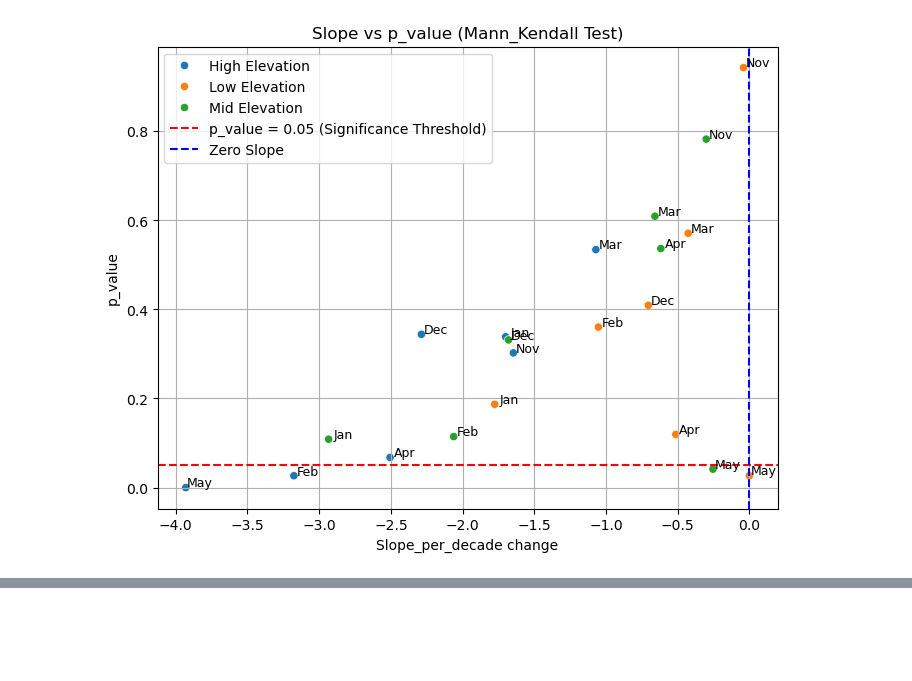
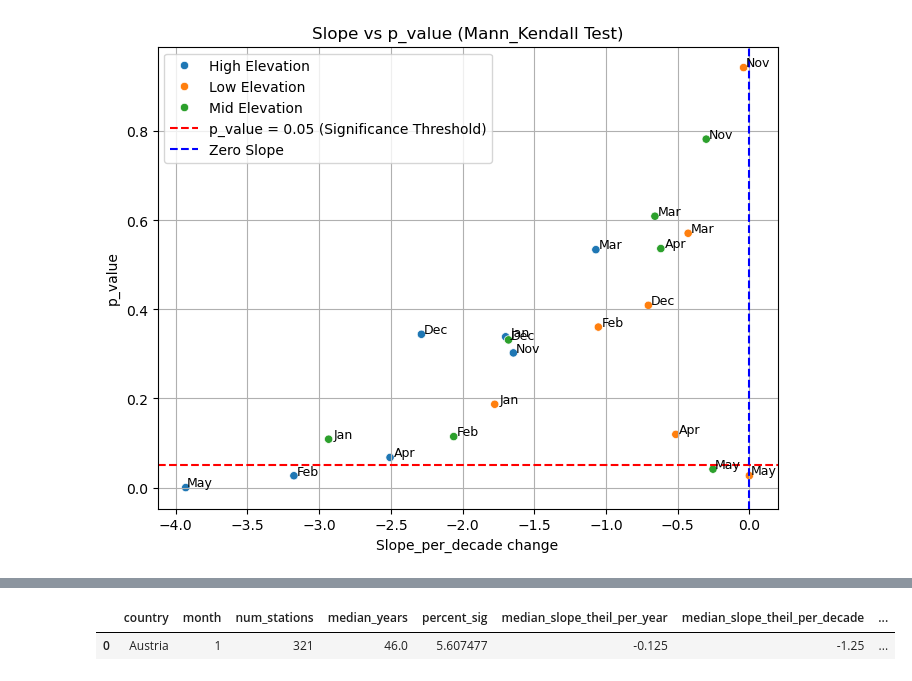
Before and after one commit to Mitch-P-Analyst/Europe_Snowpack_Depths, a Jupyter notebook: Notebooks/04_Visualisations.ipynb, the cells around one changed output, grey strips where cells are left out. Cells and saved outputs as stored; diff of their text form; code cells hidden in the pictures; blank space fills up the shorter version.

```diff
--- a/Notebooks/04_Visualisations.ipynb
+++ b/Notebooks/04_Visualisations.ipynb
@@ -466,3 +427,8 @@ typical_country
 | 3 | Italy | 249 | 53 | 35.0 | 11.646586 | 0.000000 | ... |
 | 4 | Slovenia | 366 | 53 | 56.0 | 33.333333 | -0.087605 | ... |
 | 5 | Switzerland | 1096 | 163 | 59.0 | 12.956204 | -0.040221 | ... |
+# %%
+typical_country_month.head(1)
+# %% [output]
+|  | country | month | num_stations | median_years | percent_sig | median_slope_theil_per_year | median_slope_theil_per_decade | ... |
+| 0 | Austria | 1 | 321 | 46.0 | 5.607477 | -0.125 | -1.25 | ... |
```
Also changed, not shown: parts of 23 cells of this notebook, 1 other file.
